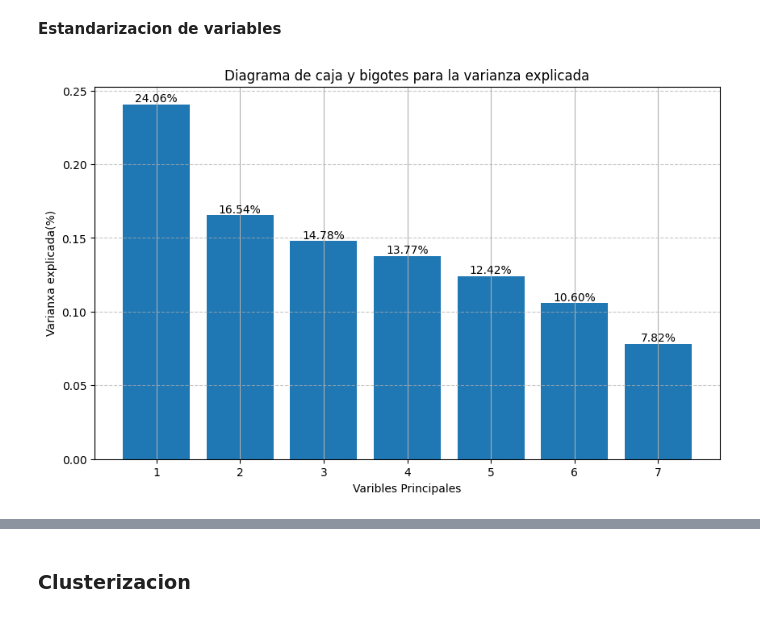
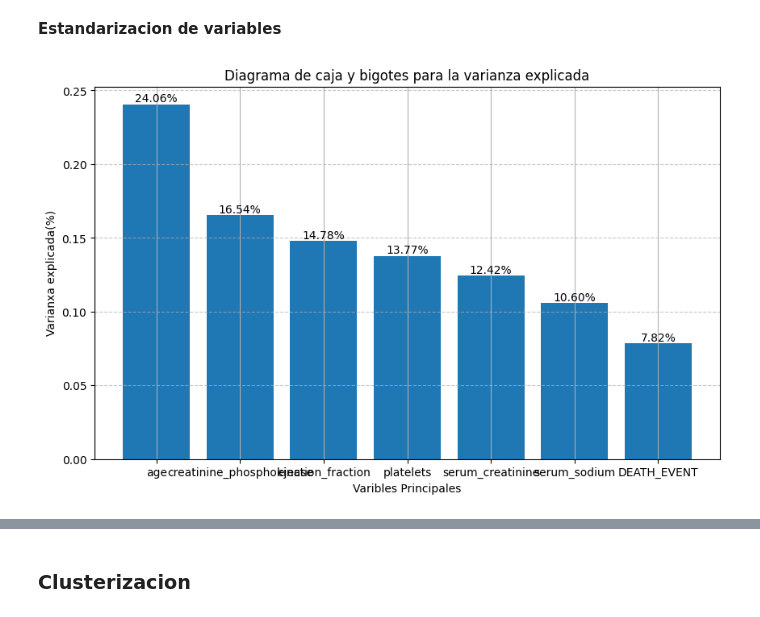
Before and after one commit to 2jcortesj2/Estadistica1, a Jupyter notebook: TrabajoFinal.ipynb, the cells around one changed output, grey strips where cells are left out. Cells and saved outputs as stored; diff of their text form; code cells hidden in the pictures.

```diff
--- a/TrabajoFinal.ipynb
+++ b/TrabajoFinal.ipynb
@@ -47,19 +47,19 @@ data_pca = pca.fit_transform(df_estand)
 # %%
 explained_variance = pca.explained_variance_ratio_
 
 plt.figure(figsize= (10,6))
 plt.bar(range(1, len(explained_variance) + 1), explained_variance)
 plt.xlabel('Varibles Principales')
 plt.ylabel('Varianxa explicada(%)')
 plt.title('Diagrama de caja y bigotes para la varianza explicada')
-plt.xticks(columns)
+plt.xticks(range(1,8), columns)
 plt.grid(True)
 
 # Para poner el label en cada barra
 for i, ratio in enumerate(explained_variance):
     plt.text(i + 1, ratio, f'{ratio:.2%}', ha='center', va='bottom')
 
 plt.grid(axis='y', linestyle='--', alpha=0.7)
 plt.show()
 # %% [output]
-[figure, old version]
+[figure, new version]
```
Also changed, not shown: parts of 1 cell of this notebook.
